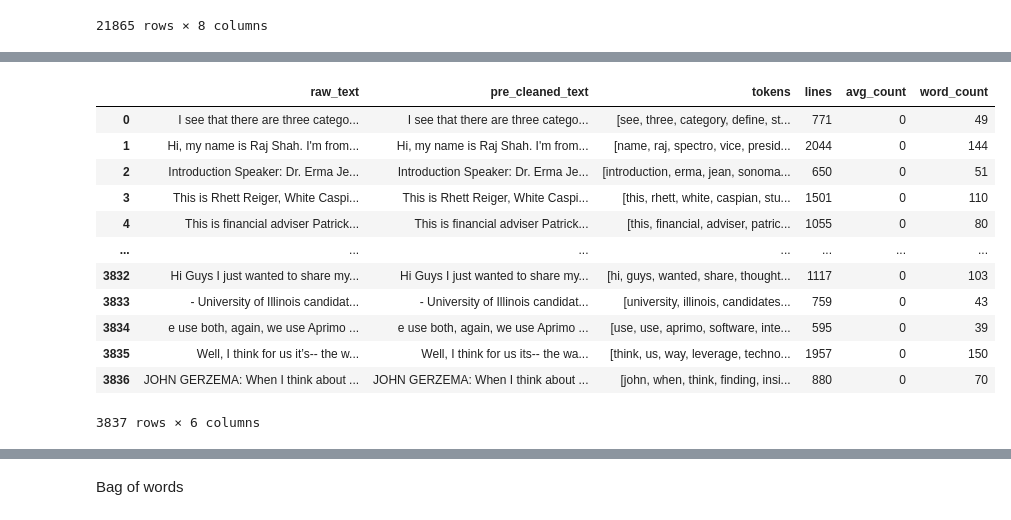
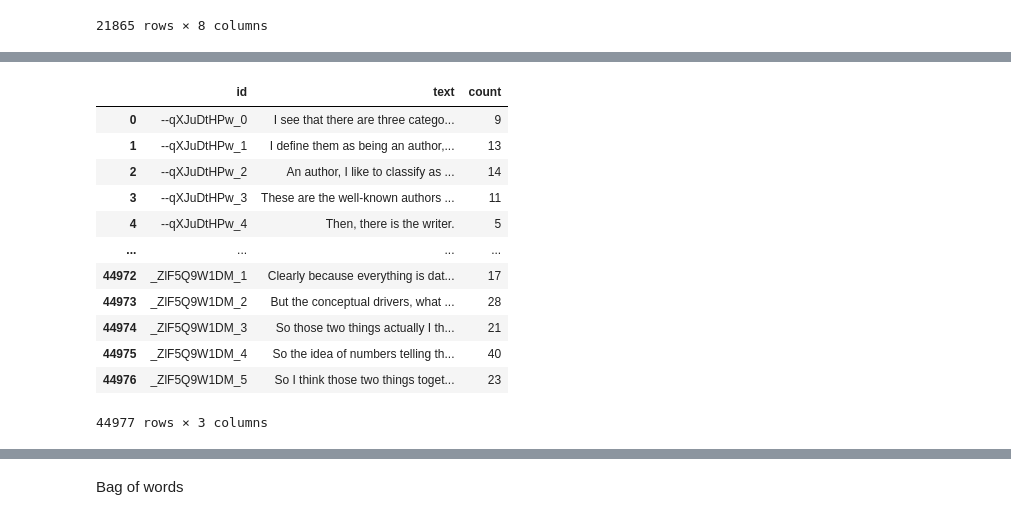
Before and after one commit to phgz/emotion, a Jupyter notebook: notebooks/text-model.ipynb, the cells around one changed output, grey strips where cells are left out. Cells and saved outputs as stored; diff of their text form; code cells hidden in the pictures.

```diff
--- a/notebooks/text-model.ipynb
+++ b/notebooks/text-model.ipynb
@@ -37,7 +31,23 @@ error: bad escape \d at position 0
 # %%
 #Retire chaque stamps, chaque texte devien 1 seul str
+
+def text_list_generator(files_list):
+    text_list = []
+    for filename in files_list:
+        with open(file = filename, encoding = 'utf-8') as f:
+
+            ##WINDOWS SPECIFIC
+            videoid = filename.removeprefix(text_dir + '\\').rstrip('.txt')
+            lines = f.readlines()
+            for line_number, text_line in enumerate(lines):
+                clean_line = remove_stamps_str(text_line)
+                clip_id = videoid +'_' +str(line_number)
+                yield (clip_id, clean_line.rstrip())
+
+"""
 corpus = []
 text = []
+text_list = []
 for filename in text_files:
     text_str = ''
     with open(file=filename, encoding='utf-8') as f:
@@ -46,3 +56,4 @@ for filename in text_files:
             clean_line = remove_stamps_str(line)
             text.append(clean_line)
     text_list.append(text)
+    """
@@ -98,0 +109,4 @@ str
+# %%
+corpus = (text for text in text_list_generator(text_files))
+df_text = pd.DataFrame(corpus)
+df_text.columns = ['id', 'text']
@@ -99,35 +122,32 @@ str
 # %%
-df_text = pd.DataFrame((np.array(text_list, dtype= object)).reshape(-1))
-df_text.columns = ['raw_text']
 
-df_text['raw_text'] = df_text['raw_text'].apply(lambda x : ' '.join(x))
-df_text['pre_cleaned_text'] = df_text['raw_text'].apply(remove_nonascii)
-
-#on utilise la librairie NLTK pour sortir que les "tokens"
+df_text['text'] =  df_text.text.apply(remove_nonascii)
 
 
 
-df_text['tokens'] = df_text['pre_cleaned_text'].apply(lambda l : word_tokenize(''.join(clean_stopwords_digits(l))))
 
 
-df_text['lines'] = df_text['raw_text'].apply(lambda x : len(x))
-df_text['avg_count'] = df_text['raw_text'].apply(avg_count)
-df_text['word_count'] = df_text['tokens'].apply(len)
+#df_text['tokens'] = df_text['pre_cleaned_text'].apply(lambda l : word_tokenize(''.join(clean_stopwords_digits(l))))
+
+
+#df_text['lines'] = df_text.groupby('unique_id')
+df_text['count'] = df_text['text'].apply(lambda x : len(x.split(' ')))
+#df_text['word_count'] = df_text['tokens'].apply(len)
 
 
 
 display(df_text)
 # %% [output]
-|  | raw_text | pre_cleaned_text | tokens | lines | avg_count | word_count |
-| 0 | I see that there are three catego... | I see that there are three catego... | [see, three, category, define, st... | 771 | 0 | 49 |
-| 1 | Hi, my name is Raj Shah. I'm from... | Hi, my name is Raj Shah. I'm from... | [name, raj, spectro, vice, presid... | 2044 | 0 | 144 |
-| 2 | Introduction Speaker: Dr. Erma Je... | Introduction Speaker: Dr. Erma Je... | [introduction, erma, jean, sonoma... | 650 | 0 | 51 |
-| 3 | This is Rhett Reiger, White Caspi... | This is Rhett Reiger, White Caspi... | [this, rhett, white, caspian, stu... | 1501 | 0 | 110 |
-| 4 | This is financial adviser Patrick... | This is financial adviser Patrick... | [this, financial, adviser, patric... | 1055 | 0 | 80 |
-| ... | ... | ... | ... | ... | ... | ... |
-| 3832 | Hi Guys I just wanted to share my... | Hi Guys I just wanted to share my... | [hi, guys, wanted, share, thought... | 1117 | 0 | 103 |
-| 3833 | - University of Illinois candidat... | - University of Illinois candidat... | [university, illinois, candidates... | 759 | 0 | 43 |
-| 3834 | e use both, again, we use Aprimo ... | e use both, again, we use Aprimo ... | [use, use, aprimo, software, inte... | 595 | 0 | 39 |
-| 3835 | Well, I think for us it’s-- the w... | Well, I think for us its-- the wa... | [think, us, way, leverage, techno... | 1957 | 0 | 150 |
-| 3836 | JOHN GERZEMA: When I think about ... | JOHN GERZEMA: When I think about ... | [john, when, think, finding, insi... | 880 | 0 | 70 |
+|  | id | text | count |
+| 0 | --qXJuDtHPw_0 | I see that there are three catego... | 9 |
+| 1 | --qXJuDtHPw_1 | I define them as being an author,... | 13 |
+| 2 | --qXJuDtHPw_2 | An author, I like to classify as ... | 14 |
+| 3 | --qXJuDtHPw_3 | These are the well-known authors ... | 11 |
+| 4 | --qXJuDtHPw_4 | Then, there is the writer. | 5 |
+| ... | ... | ... | ... |
+| 44972 | _ZlF5Q9W1DM_1 | Clearly because everything is dat... | 17 |
+| 44973 | _ZlF5Q9W1DM_2 | But the conceptual drivers, what ... | 28 |
+| 44974 | _ZlF5Q9W1DM_3 | So those two things actually I th... | 21 |
+| 44975 | _ZlF5Q9W1DM_4 | So the idea of numbers telling th... | 40 |
+| 44976 | _ZlF5Q9W1DM_5 | So I think those two things toget... | 23 |
-3837 rows × 6 columns
+44977 rows × 3 columns
```
Also changed, not shown: parts of 10 cells of this notebook.
